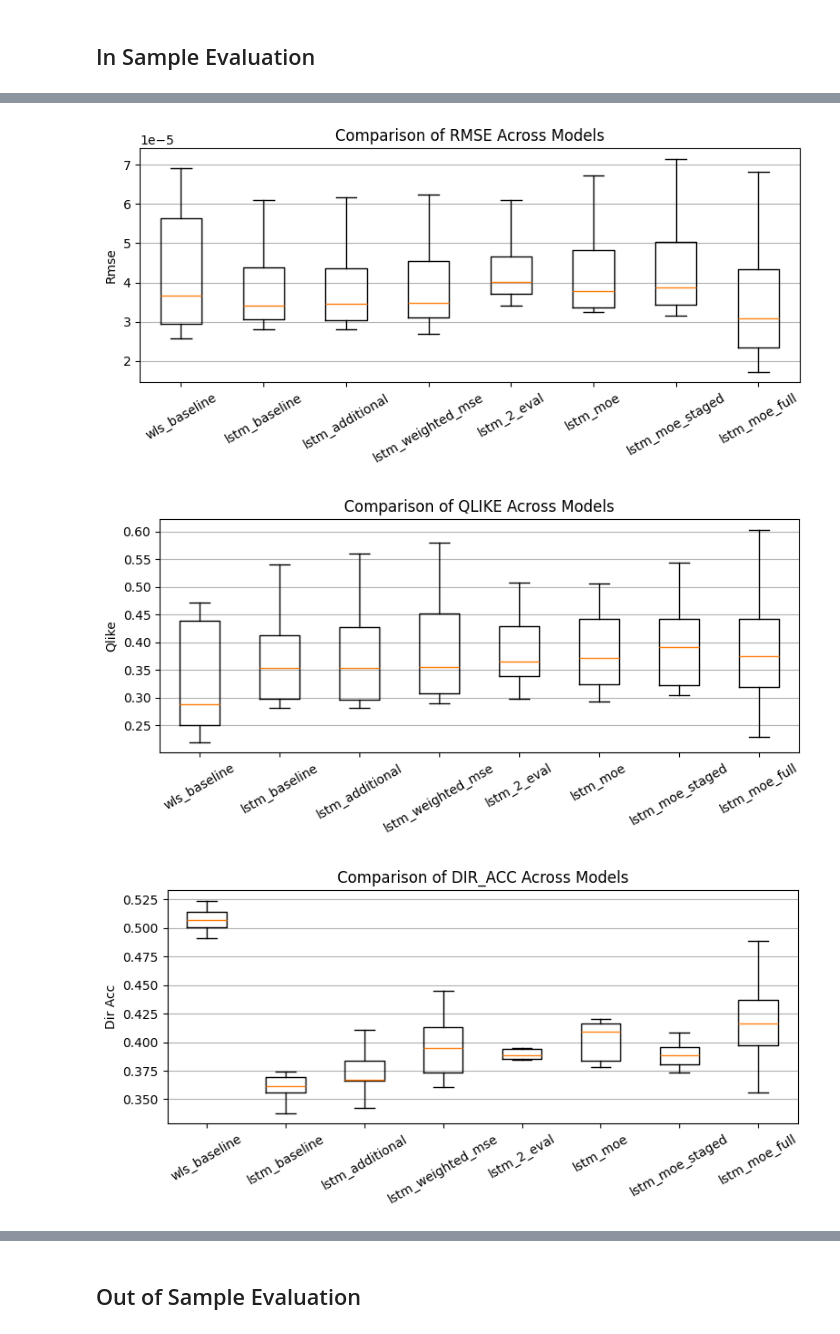
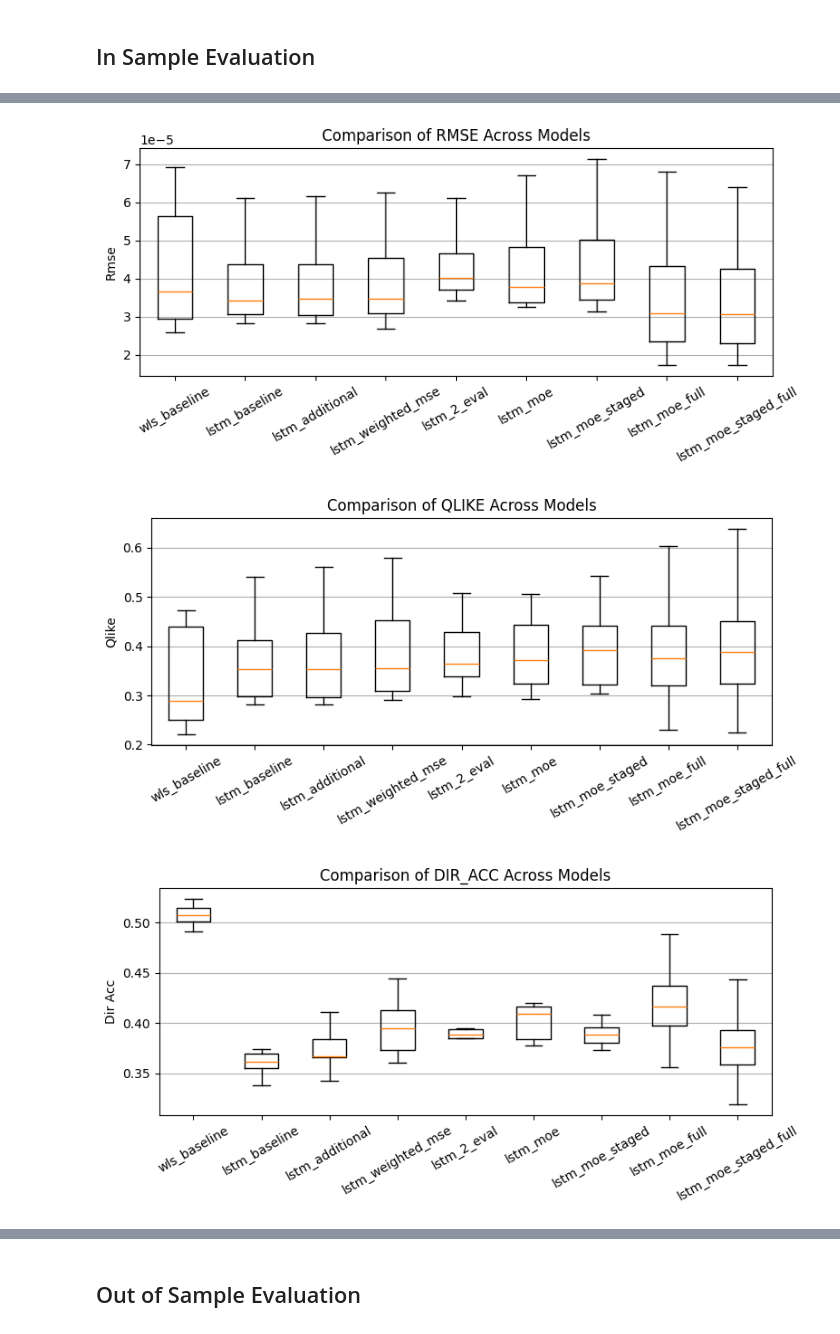
Before and after one commit to mofrui/volatility-analysis, a Jupyter notebook: report.ipynb, the cells around one changed output, grey strips where cells are left out. Saved outputs shown, nothing was run; the diff lists cells and outputs as text; code cells hidden in the pictures.

Commit message:
full model evaluation updated

```diff
--- a/report.ipynb
+++ b/report.ipynb
@@ -602,6 +602,8 @@ val_df_lstm_moe = pd.read_csv('out/val_df/moe.csv')
 val_df_lstm_moe_staged = pd.read_csv('out/val_df/moe_staged.csv')
 
 val_df_lstm_moe_full = pd.read_csv('out/val_df/moe_full.csv')
+val_df_lstm_moe_staged_full = pd.read_csv('out/val_df/moe_staged_full.csv')
+
 
 metrics_by_model = {}
 for name, val_df in [
@@ -612,7 +614,8 @@ for name, val_df in [
     ('lstm_2_eval', val_df_lstm_2_eval),
     ('lstm_moe', val_df_lstm_moe),
     ('lstm_moe_staged', val_df_lstm_moe_staged),
-    ('lstm_moe_full', val_df_lstm_moe_full)
+    ('lstm_moe_full', val_df_lstm_moe_full),
+    ('lstm_moe_staged_full', val_df_lstm_moe_staged_full)
 ]:
     metrics_by_model[name] = util.compute_metrics_by_time_id(val_df)
 
@@ -633,3 +636,3 @@ for metric in metrics:
-[figure, old version]
+[figure, new version]
-[figure, old version]
+[figure, new version]
-[figure, old version]
+[figure, new version]
```
Also changed, not shown: parts of 2 cells of this notebook, 2 other files.
